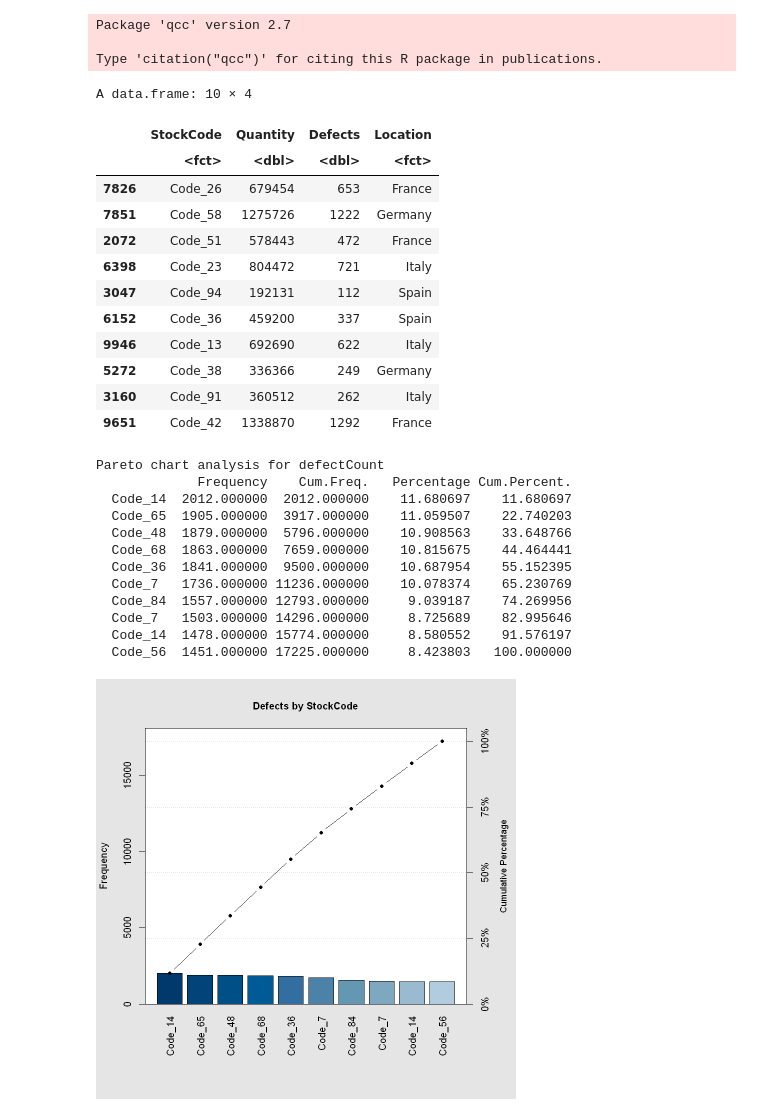
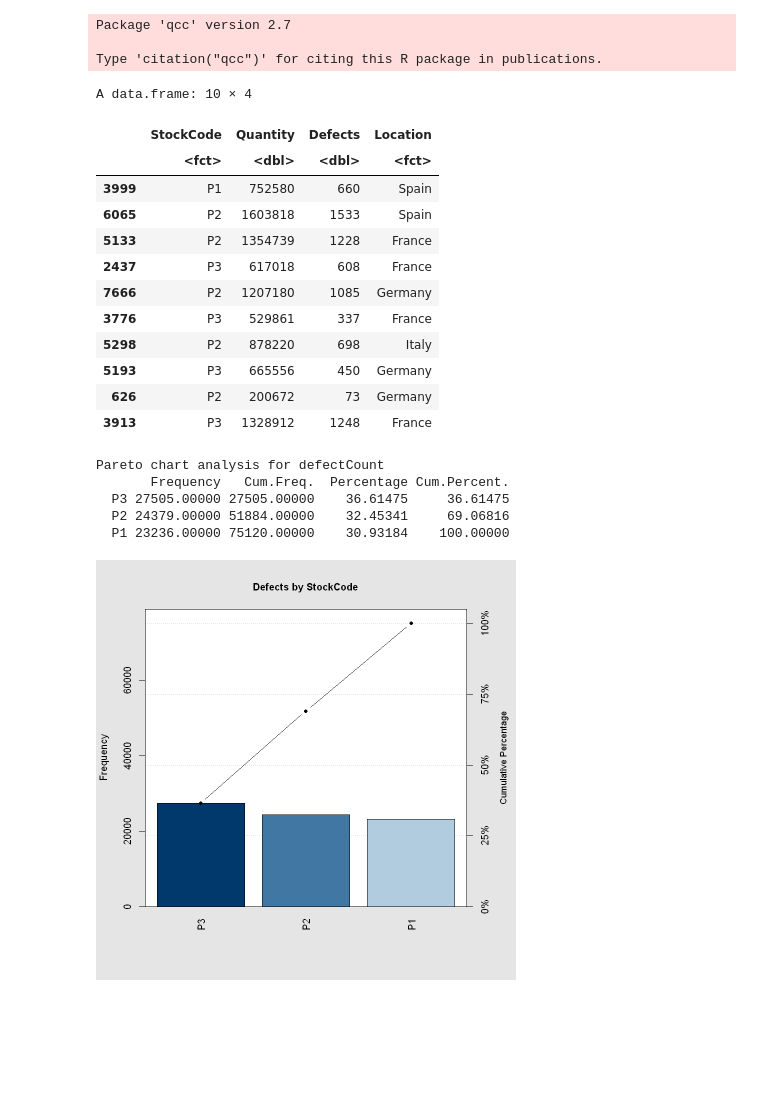
Before and after one commit to snigdhayan/StatMath, a Jupyter notebook: StatisticalMethods/LeanSixSigma.ipynb, the cells around one changed output. Saved outputs shown, nothing was run; the diff lists cells and outputs as text; code cells hidden in the pictures; blank space fills up the shorter version.

```diff
--- a/StatisticalMethods/LeanSixSigma.ipynb
+++ b/StatisticalMethods/LeanSixSigma.ipynb
@@ -14,13 +14,13 @@ Type 'citation("qcc")' for citing this R package in publications.
 # %%
 # Create a population of product data
 population_size = 10000
-n_products = 100
-location <- sample(c("Germany", "France", "Spain", "Italy"), population_size, replace = TRUE)
+n_products = 3 # number of distinct products
+location <- sample(c("Germany", "France", "Spain", "Italy"), population_size, replace = TRUE, prob = c(0.3, 0.4, 0.2, 0.1))
 defects <- round(abs(rnorm(population_size, mean = 800, sd = 500)))
 quantity <- 1000*defects + round(abs(rnorm(population_size, mean = 50000, sd = 100000)))
-code <- round(sample(1:n_products, population_size, replace = TRUE))
-code <- paste("Code_", code, sep="")
-df <- data.frame("StockCode" = code, "Quantity" = quantity, "Defects" = defects, "Location" = location)
+stockcode <- round(sample(1:n_products, population_size, replace = TRUE))
+stockcode <- paste("P", stockcode, sep="")
+df <- data.frame("StockCode" = stockcode, "Quantity" = quantity, "Defects" = defects, "Location" = location)
 # %%
 # Generate a sample and visualize it
 sample_size <- 100
@@ -30,37 +30,30 @@ head(myData, 10)
 A data.frame: 10 × 4
 |  | StockCode | Quantity | Defects | Location |
 |  | <fct> | <dbl> | <dbl> | <fct> |
-| 7826 | Code_26 | 679454 | 653 | France |
-| 7851 | Code_58 | 1275726 | 1222 | Germany |
-| 2072 | Code_51 | 578443 | 472 | France |
-| 6398 | Code_23 | 804472 | 721 | Italy |
-| 3047 | Code_94 | 192131 | 112 | Spain |
-| 6152 | Code_36 | 459200 | 337 | Spain |
-| 9946 | Code_13 | 692690 | 622 | Italy |
-| 5272 | Code_38 | 336366 | 249 | Germany |
-| 3160 | Code_91 | 360512 | 262 | Italy |
-| 9651 | Code_42 | 1338870 | 1292 | France |
+| 3999 | P1 | 752580 | 660 | Spain |
+| 6065 | P2 | 1603818 | 1533 | Spain |
+| 5133 | P2 | 1354739 | 1228 | France |
+| 2437 | P3 | 617018 | 608 | France |
+| 7666 | P2 | 1207180 | 1085 | Germany |
+| 3776 | P3 | 529861 | 337 | France |
+| 5298 | P2 | 878220 | 698 | Italy |
+| 5193 | P3 | 665556 | 450 | Germany |
+| 626 | P2 | 200672 | 73 | Germany |
+| 3913 | P3 | 1328912 | 1248 | France |
 # %%
 # Pareto chart
-orderedData <- myData[order(myData$Defects, decreasing = TRUE), ]
-orderedData <- head(orderedData, 10)
-defectCount <- orderedData$Defects
-names(defectCount) <- orderedData$StockCode
+groupedData <- aggregate(myData$Defects, by=list(StockCode=myData$StockCode), FUN=sum)
+names(groupedData)[2] <- "Defects"
+defectCount <- groupedData$Defects
+names(defectCount) <- groupedData$StockCode
 pareto.chart(defectCount, main="Defects by StockCode")
 # %% [output]
 Pareto chart analysis for defectCount
-             Frequency    Cum.Freq.   Percentage Cum.Percent.
-  Code_14  2012.000000  2012.000000    11.680697    11.680697
-  Code_65  1905.000000  3917.000000    11.059507    22.740203
-  Code_48  1879.000000  5796.000000    10.908563    33.648766
-  Code_68  1863.000000  7659.000000    10.815675    44.464441
-  Code_36  1841.000000  9500.000000    10.687954    55.152395
-  Code_7   1736.000000 11236.000000    10.078374    65.230769
-  Code_84  1557.000000 12793.000000     9.039187    74.269956
-  Code_7   1503.000000 14296.000000     8.725689    82.995646
-  Code_14  1478.000000 15774.000000     8.580552    91.576197
-  Code_56  1451.000000 17225.000000     8.423803   100.000000
+       Frequency   Cum.Freq.  Percentage Cum.Percent.
+  P3 27505.00000 27505.00000    36.61475     36.61475
+  P2 24379.00000 51884.00000    32.45341     69.06816
+  P1 23236.00000 75120.00000    30.93184    100.00000
-[figure, old version]
+[figure, new version]
 # %%
 # Create QCC object for dataset and plot control chart
 xbar = qcc(myData$Defects, data.name="Product Data", type="xbar.one", nsigmas=3)
```
Also changed, not shown: parts of 7 cells of this notebook.
